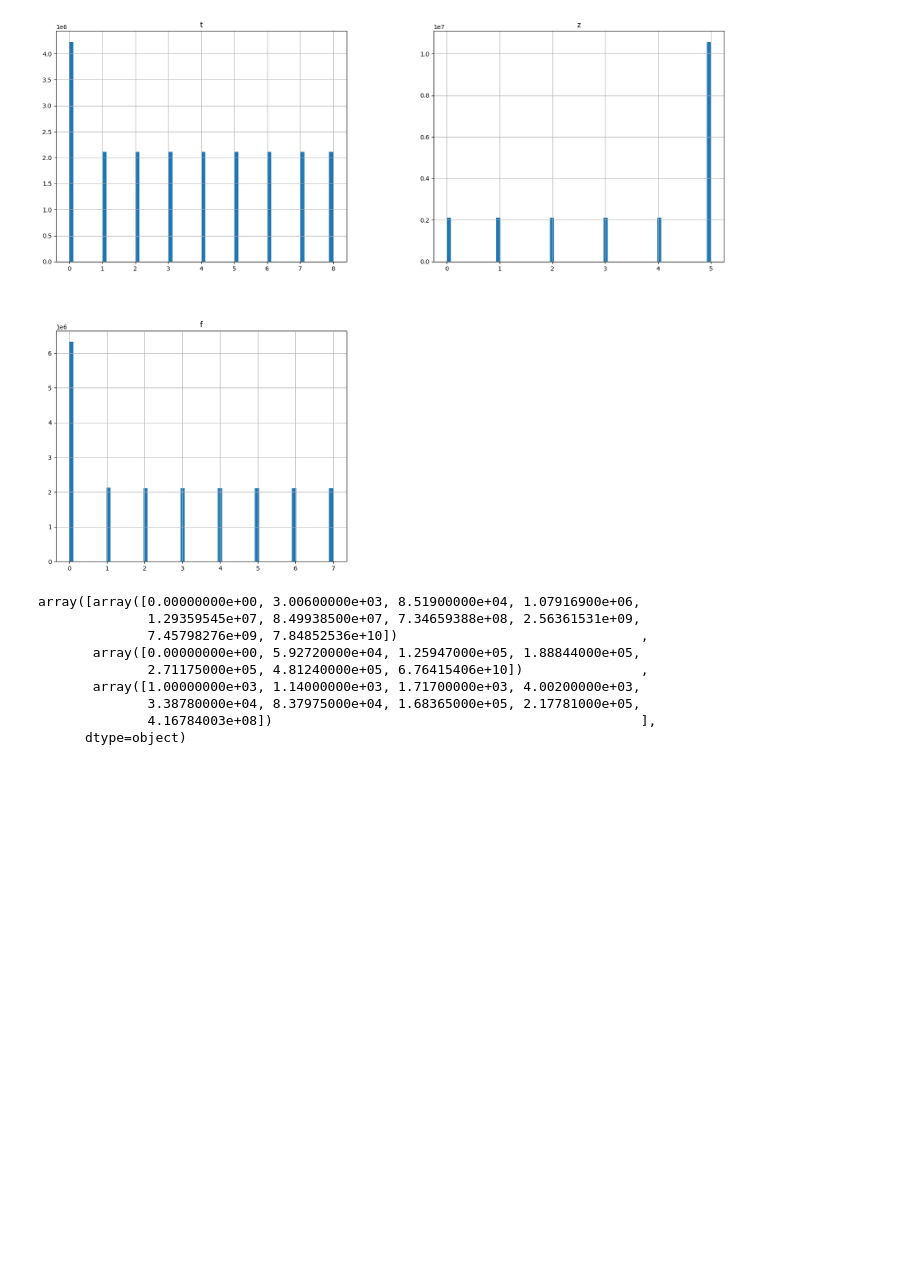
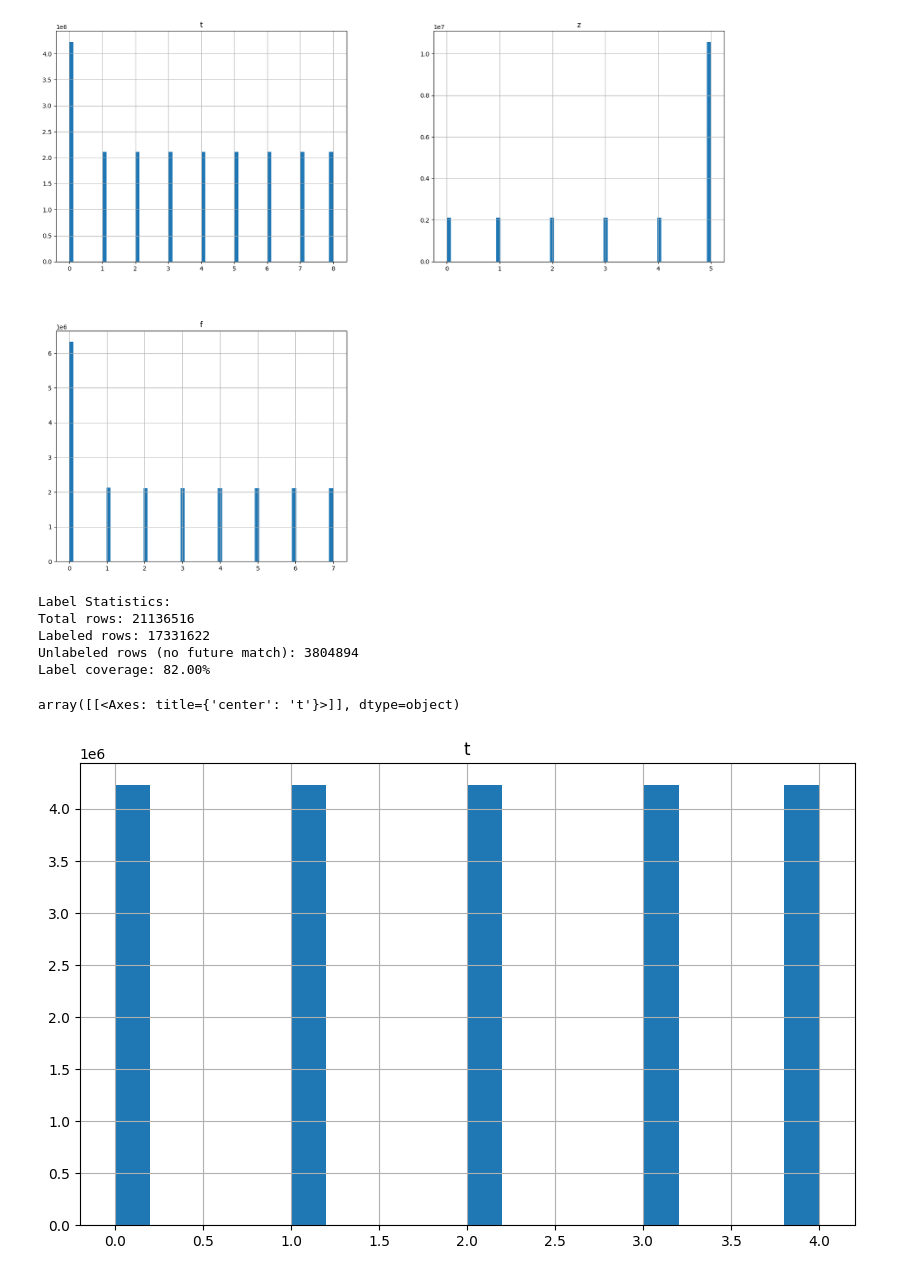
Before and after one commit to JayAndJef/learnedcache, a Jupyter notebook: parsing.ipynb, the cells around one changed output. Saved outputs shown, nothing was run; the diff lists cells and outputs as text; code cells hidden in the pictures; blank space fills up the shorter version.

```diff
--- a/parsing.ipynb
+++ b/parsing.ipynb
@@ -186,14 +202,28 @@ plt.show()
 # %% [output]
 [figure]
 # %%
-discretizer.bin_edges_
+X = pd.concat([featureset_df, df[['s', 'trial_id']]], axis=1)
-# %% [output]
-array([array([0.00000000e+00, 3.00600000e+03, 8.51900000e+04, 1.07916900e+06,
-              1.29359545e+07, 8.49938500e+07, 7.34659388e+08, 2.56361531e+09,
-              7.45798276e+09, 7.84852536e+10])                               ,
-       array([0.00000000e+00, 5.92720000e+04, 1.25947000e+05, 1.88844000e+05,
-              2.71175000e+05, 4.81240000e+05, 6.76415406e+10])               ,
-       array([1.00000000e+03, 1.14000000e+03, 1.71700000e+03, 4.00200000e+03,
-              3.38780000e+04, 8.37975000e+04, 1.68365000e+05, 2.17781000e+05,
-              4.16784003e+08])                                               ],
-      dtype=object)
+# %%
+Y = df.groupby(['trial_id', 'd', 'i', 'o'])['t'].shift(-1)
+
+print(f"Label Statistics:")
+print(f"Total rows: {len(Y)}")
+print(f"Labeled rows: {Y.notna().sum()}")
+print(f"Unlabeled rows (no future match): {Y.isna().sum()}")
+print(f"Label coverage: {Y.notna().sum() / len(Y) * 100:.2f}%")
+# %% [output]
+Label Statistics:
+Total rows: 21136516
+Labeled rows: 17331622
+Unlabeled rows (no future match): 3804894
+Label coverage: 82.00%
+# %%
+Y.fillna(1e15, inplace=True)
+# %%
+N_CLASSES = 5
+Y_binned, Y_discritizer = train_and_transform_discretizer(Y.to_frame(), n_bins=N_CLASSES, strategy='quantile')
+# %%
+Y_binned.hist(figsize=(10,6), bins=20)
+# %% [output]
+array([[<Axes: title={'center': 't'}>]], dtype=object)
+[figure, added]
```
Also changed, not shown: parts of 10 cells of this notebook, 3 other files.
